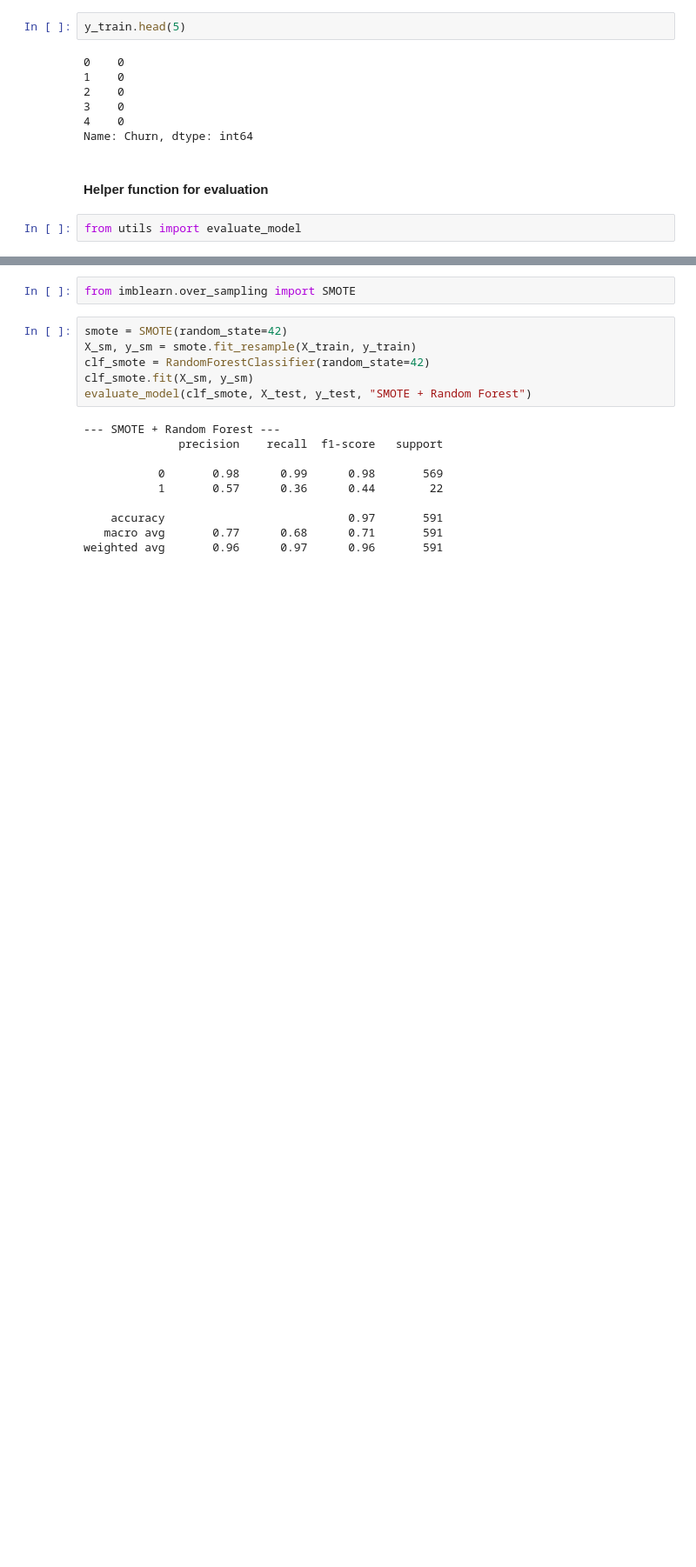
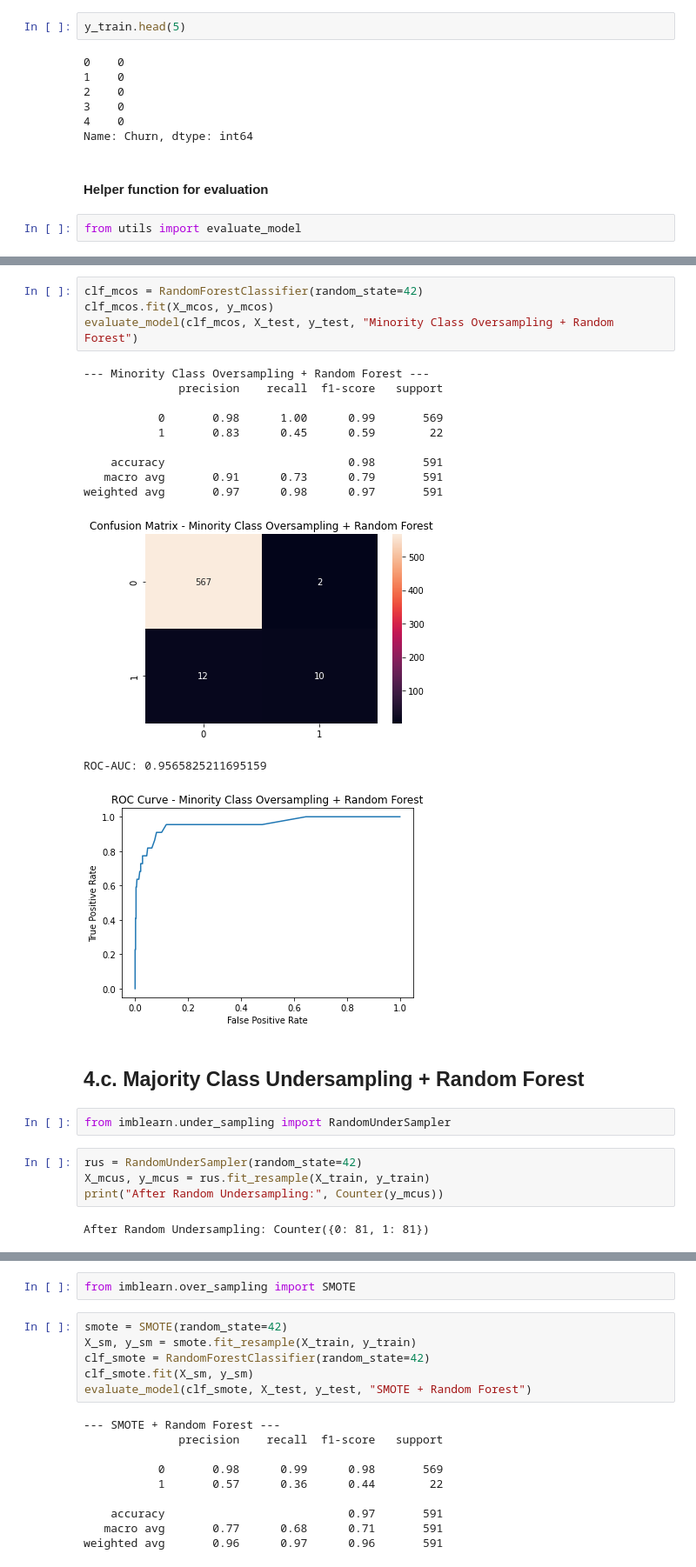
Before and after one commit to shaypal5/mta_econml_25, a Jupyter notebook: part_1_churn/session_4/p1_n2_sol.ipynb, the cells around one changed output, grey strips where cells are left out. Shown at 87% size. Cells and saved outputs as stored; diff of their text form; blank space fills up the shorter version.

```diff
--- a/part_1_churn/session_4/p1_n2_sol.ipynb
+++ b/part_1_churn/session_4/p1_n2_sol.ipynb
@@ -100,0 +156,27 @@ from utils import evaluate_model
+# %%
+clf_mcos = RandomForestClassifier(random_state=42)
+clf_mcos.fit(X_mcos, y_mcos)
+evaluate_model(clf_mcos, X_test, y_test, "Minority Class Oversampling + Random Forest")
+# %% [output]
+--- Minority Class Oversampling + Random Forest ---
+              precision    recall  f1-score   support
+
+           0       0.98      1.00      0.99       569
+           1       0.83      0.45      0.59        22
+
+    accuracy                           0.98       591
+   macro avg       0.91      0.73      0.79       591
+weighted avg       0.97      0.98      0.97       591
+[figure, added]
+ROC-AUC: 0.9565825211695159
+[figure, added]
+# %% [markdown]
+## 4.c. Majority Class Undersampling + Random Forest
+# %%
+from imblearn.under_sampling import RandomUnderSampler
+# %%
+rus = RandomUnderSampler(random_state=42)
+X_mcus, y_mcus = rus.fit_resample(X_train, y_train)
+print("After Random Undersampling:", Counter(y_mcus))
+# %% [output]
+After Random Undersampling: Counter({0: 81, 1: 81})
```
Also changed, not shown: parts of 13 cells of this notebook, 1 other file.
